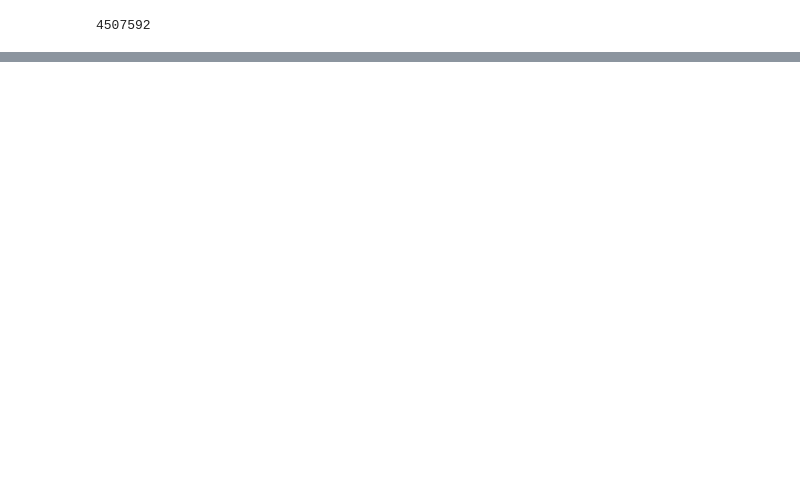
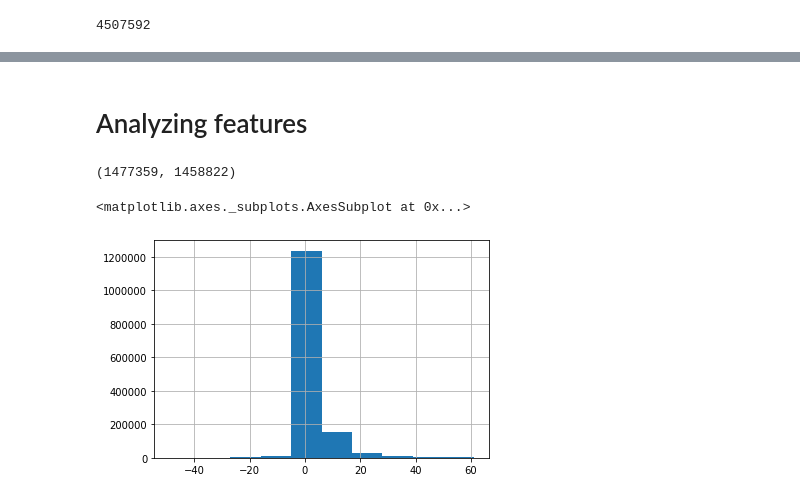
Before and after one commit to pPomCo/DCreddit, a Jupyter notebook: notebooks/TestTask2.ipynb, the cells around one changed output, grey strips where cells are left out. Drawn from its saved outputs; the diff is of its cells as text; code cells hidden in the pictures; blank space fills up the shorter version.

```diff
--- a/notebooks/TestTask2.ipynb
+++ b/notebooks/TestTask2.ipynb
@@ -161,0 +258,4 @@ KeyboardInterrupt:
+# %%
+# load features
+df2 = pd.read_csv('feats.csv',sep='\t')
+df2.head(20)
@@ -161,0 +280,14 @@ KeyboardInterrupt:
+# %% [markdown]
+# Analyzing features
+# %%
+len(df2),len(df3)
+# %% [output]
+(1477359, 1458822)
+# %%
+#plot hist UPS
+avg = df2['UPS'].mean()
+df3 = df2[np.abs(df2['UPS']-avg) <= df2['UPS'].std()]
+df3['UPS'].hist(bins=10)
+# %% [output]
+<matplotlib.axes._subplots.AxesSubplot at 0x...>
+[figure, added]
```
Also changed, not shown: parts of 28 cells of this notebook, 1 other file.
